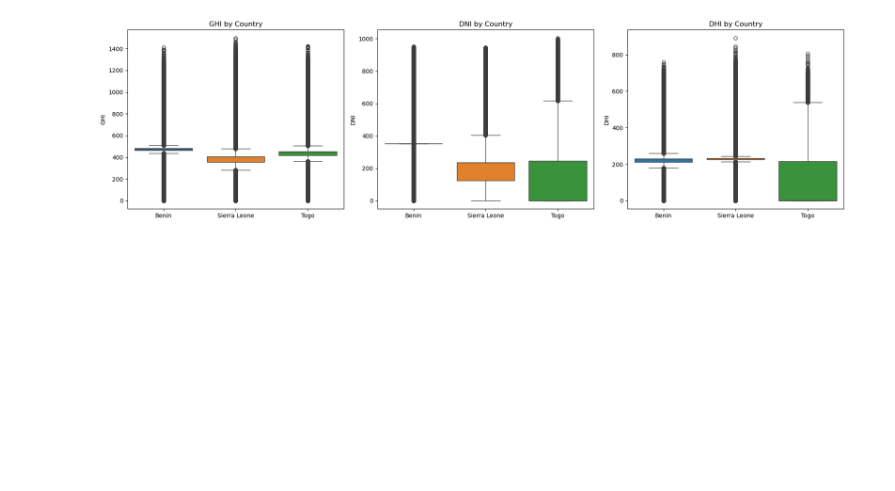
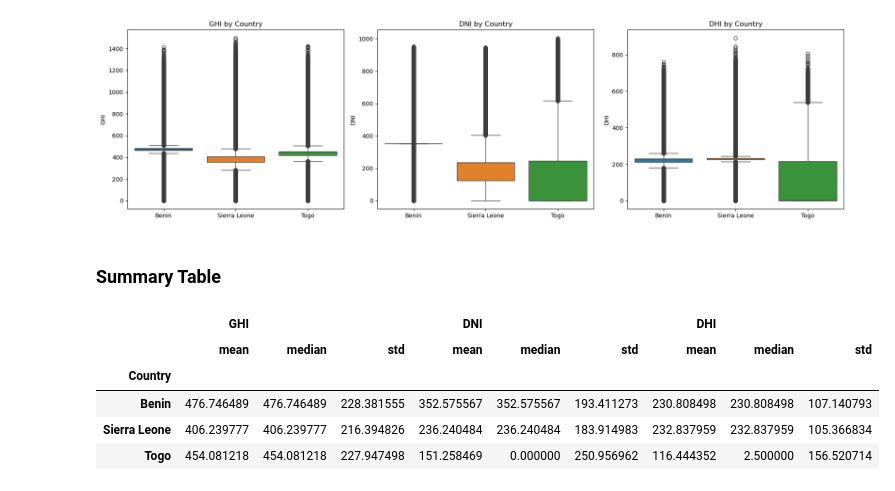
Before and after one commit to metasebiya/solar-challenge-week1, a Jupyter notebook: notebooks/compare_countries.ipynb, the cells around one changed output. Saved outputs shown, nothing was run; the diff lists cells and outputs as text; code cells hidden in the pictures; blank space fills up the shorter version.

```diff
--- a/notebooks/compare_countries.ipynb
+++ b/notebooks/compare_countries.ipynb
@@ -65,0 +64,12 @@ plt.show()
+# %% [markdown]
+### Summary Table
+# %%
+summary = df_all.groupby('Country')[['GHI', 'DNI', 'DHI']].agg(['mean', 'median', 'std'])
+display(summary)
+# %% [output]
+|  | GHI |  |  | DNI |  |  | DHI |  |  |
+|  | mean | median | std | mean | median | std | mean | median | std |
+| Country |  |  |  |  |  |  |  |  |  |
+| Benin | 476.746489 | 476.746489 | 228.381555 | 352.575567 | 352.575567 | 193.411273 | 230.808498 | 230.808498 | 107.140793 |
+| Sierra Leone | 406.239777 | 406.239777 | 216.394826 | 236.240484 | 236.240484 | 183.914983 | 232.837959 | 232.837959 | 105.366834 |
+| Togo | 454.081218 | 454.081218 | 227.947498 | 151.258469 | 0.000000 | 250.956962 | 116.444352 | 2.500000 | 156.520714 |
```
Also changed, not shown: parts of 8 cells of this notebook.
